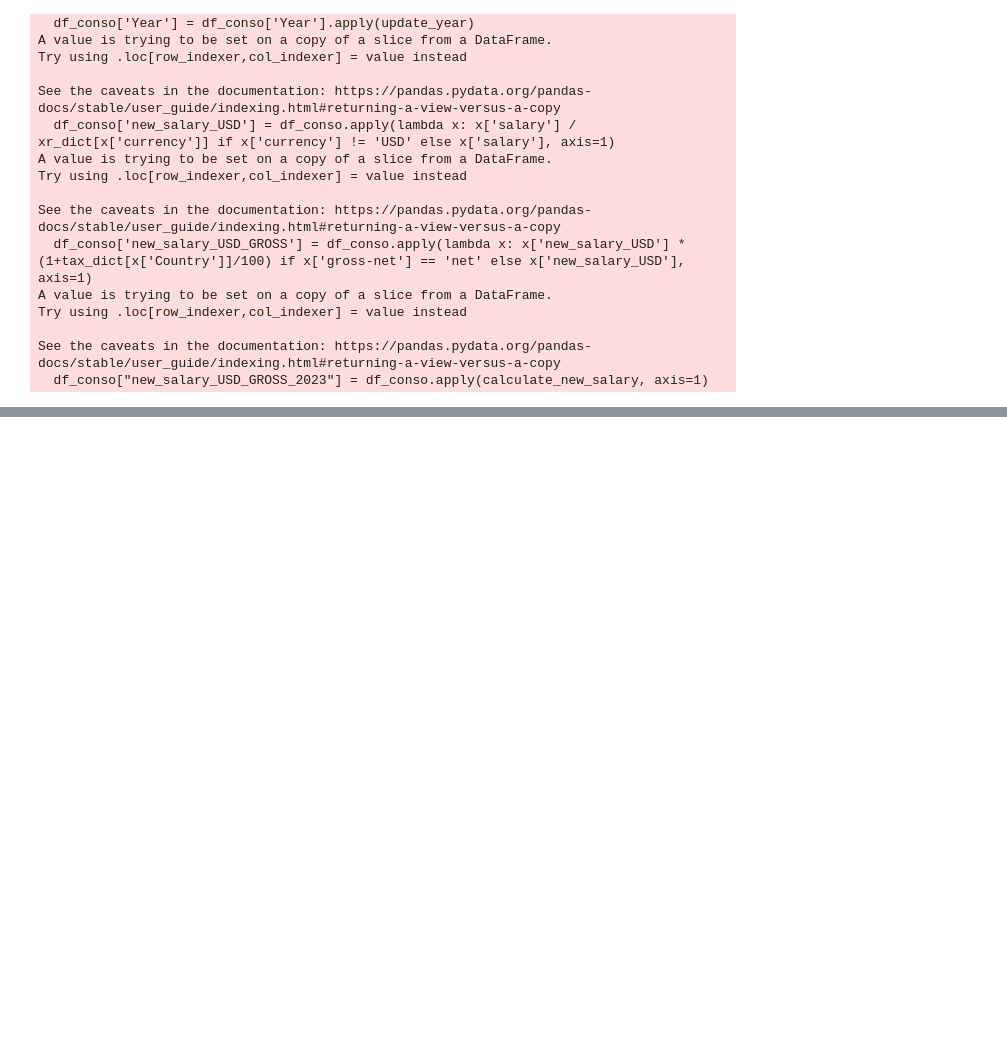
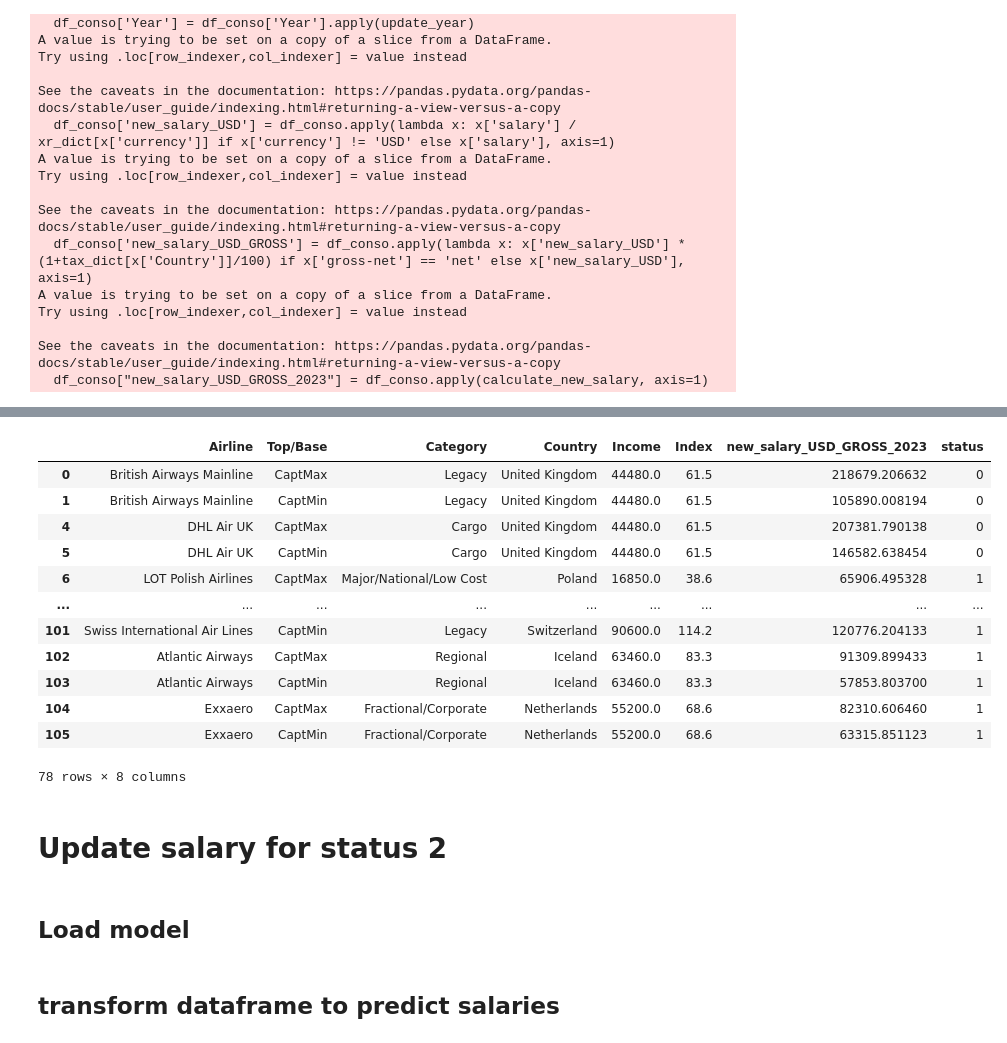
Before and after one commit to old2212/squawkit_predictor, a Jupyter notebook: Pipeline_pred.ipynb, the cells around one changed output, grey strips where cells are left out. Saved outputs shown, nothing was run; the diff lists cells and outputs as text; code cells hidden in the pictures; blank space fills up the shorter version.

```diff
--- a/Pipeline_pred.ipynb
+++ b/Pipeline_pred.ipynb
@@ -197,0 +168,22 @@ df_conso
+# %%
+df_model = df_conso[["Airline", "Top/Base", "Category", "Country", "Income", "Index", "new_salary_USD_GROSS_2023", "status"]]
+# %%
+df_model
+# %% [output]
+|  | Airline | Top/Base | Category | Country | Income | Index | new_salary_USD_GROSS_2023 | status |
+| 0 | British Airways Mainline | CaptMax | Legacy | United Kingdom | 44480.0 | 61.5 | 218679.206632 | 0 |
+| 1 | British Airways Mainline | CaptMin | Legacy | United Kingdom | 44480.0 | 61.5 | 105890.008194 | 0 |
+| 4 | DHL Air UK | CaptMax | Cargo | United Kingdom | 44480.0 | 61.5 | 207381.790138 | 0 |
+| 5 | DHL Air UK | CaptMin | Cargo | United Kingdom | 44480.0 | 61.5 | 146582.638454 | 0 |
+| 6 | LOT Polish Airlines | CaptMax | Major/National/Low Cost | Poland | 16850.0 | 38.6 | 65906.495328 | 1 |
+| ... | ... | ... | ... | ... | ... | ... | ... | ... |
+| 101 | Swiss International Air Lines | CaptMin | Legacy | Switzerland | 90600.0 | 114.2 | 120776.204133 | 1 |
+| 102 | Atlantic Airways | CaptMax | Regional | Iceland | 63460.0 | 83.3 | 91309.899433 | 1 |
+| 103 | Atlantic Airways | CaptMin | Regional | Iceland | 63460.0 | 83.3 | 57853.803700 | 1 |
+| 104 | Exxaero | CaptMax | Fractional/Corporate | Netherlands | 55200.0 | 68.6 | 82310.606460 | 1 |
+| 105 | Exxaero | CaptMin | Fractional/Corporate | Netherlands | 55200.0 | 68.6 | 63315.851123 | 1 |
+78 rows × 8 columns
+# %% [markdown]
+# Update salary for status 2
+# %% [markdown]
+## Load model
@@ -197,0 +194,2 @@ df_conso
+# %% [markdown]
+## transform dataframe to predict salaries
```
Also changed, not shown: parts of 9 cells of this notebook, 1 other file.
